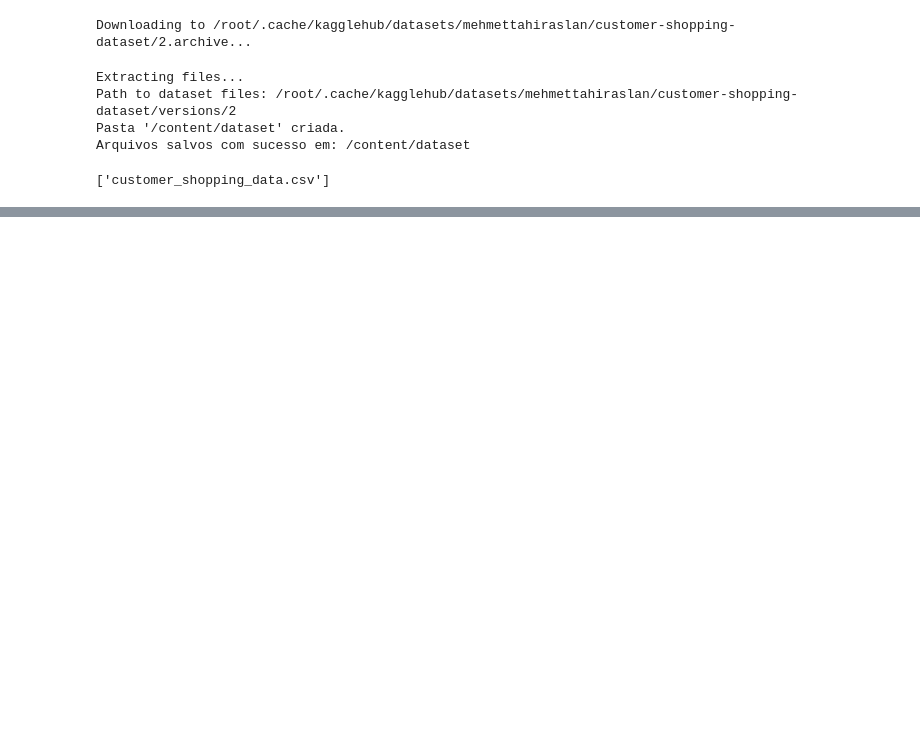
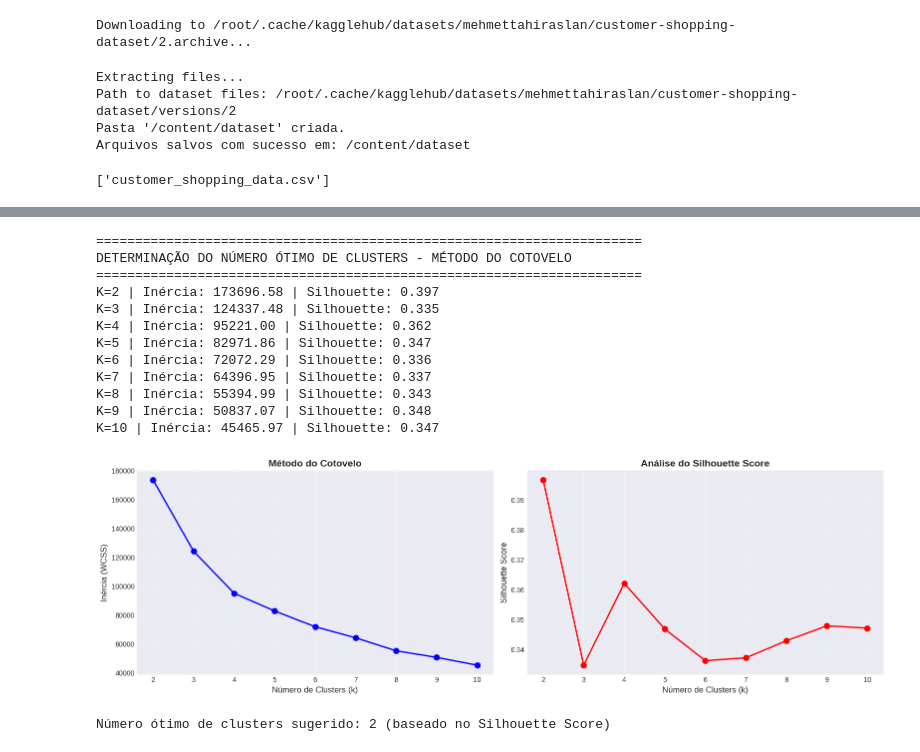
Before and after one commit to Eduardo-Bomfim/Insight-Hub, a Jupyter notebook: notebook/Insight_Hub.ipynb, the cells around one changed output, grey strips where cells are left out. Saved outputs shown, nothing was run; the diff lists cells and outputs as text; code cells hidden in the pictures; blank space fills up the shorter version.

```diff
--- a/notebook/Insight_Hub.ipynb
+++ b/notebook/Insight_Hub.ipynb
@@ -38,0 +403,57 @@ Arquivos salvos com sucesso em: /content/dataset
+# %%
+# Célula 8 - Método do cotovelo (Elbow Method) para K-Means
+
+print("="*70)
+print("DETERMINAÇÃO DO NÚMERO ÓTIMO DE CLUSTERS - MÉTODO DO COTOVELO")
+print("="*70)
+
+# Calcular inércia para diferentes números de clusters
+inertias = []
+silhouette_scores = []
+k_range = range(2, 11)
+
+for k in k_range:
+    kmeans = KMeans(n_clusters=k, random_state=42, n_init=10)
+    kmeans.fit(X_scaled)
+    inertias.append(kmeans.inertia_)
+    silhouette_scores.append(silhouette_score(X_scaled, kmeans.labels_))
+    print(f"K={k} | Inércia: {kmeans.inertia_:.2f} | Silhouette: {silhouette_scores[-1]:.3f}")
+
+# Visualização
+fig, axes = plt.subplots(1, 2, figsize=(16, 5))
+
+# Método do cotovelo
+axes[0].plot(k_range, inertias, 'bo-', linewidth=2, markersize=8)
+axes[0].set_xlabel('Número de Clusters (k)', fontsize=12)
+axes[0].set_ylabel('Inércia (WCSS)', fontsize=12)
+axes[0].set_title('Método do Cotovelo', fontsize=14, fontweight='bold')
+axes[0].grid(True, alpha=0.3)
+
+# Silhouette Score
+axes[1].plot(k_range, silhouette_scores, 'ro-', linewidth=2, markersize=8)
+axes[1].set_xlabel('Número de Clusters (k)', fontsize=12)
+axes[1].set_ylabel('Silhouette Score', fontsize=12)
+axes[1].set_title('Análise do Silhouette Score', fontsize=14, fontweight='bold')
+axes[1].grid(True, alpha=0.3)
+
+plt.tight_layout()
+plt.show()
+
+# Recomendação
+optimal_k = k_range[np.argmax(silhouette_scores)]
+print(f"\nNúmero ótimo de clusters sugerido: {optimal_k} (baseado no Silhouette Score)")
+# %% [output]
+======================================================================
+DETERMINAÇÃO DO NÚMERO ÓTIMO DE CLUSTERS - MÉTODO DO COTOVELO
+======================================================================
+K=2 | Inércia: 173696.58 | Silhouette: 0.397
+K=3 | Inércia: 124337.48 | Silhouette: 0.335
+K=4 | Inércia: 95221.00 | Silhouette: 0.362
+K=5 | Inércia: 82971.86 | Silhouette: 0.347
+K=6 | Inércia: 72072.29 | Silhouette: 0.336
+K=7 | Inércia: 64396.95 | Silhouette: 0.337
+K=8 | Inércia: 55394.99 | Silhouette: 0.343
+K=9 | Inércia: 50837.07 | Silhouette: 0.348
+K=10 | Inércia: 45465.97 | Silhouette: 0.347
+[figure, added]
+Número ótimo de clusters sugerido: 2 (baseado no Silhouette Score)
```
Also changed, not shown: parts of 34 cells of this notebook.
